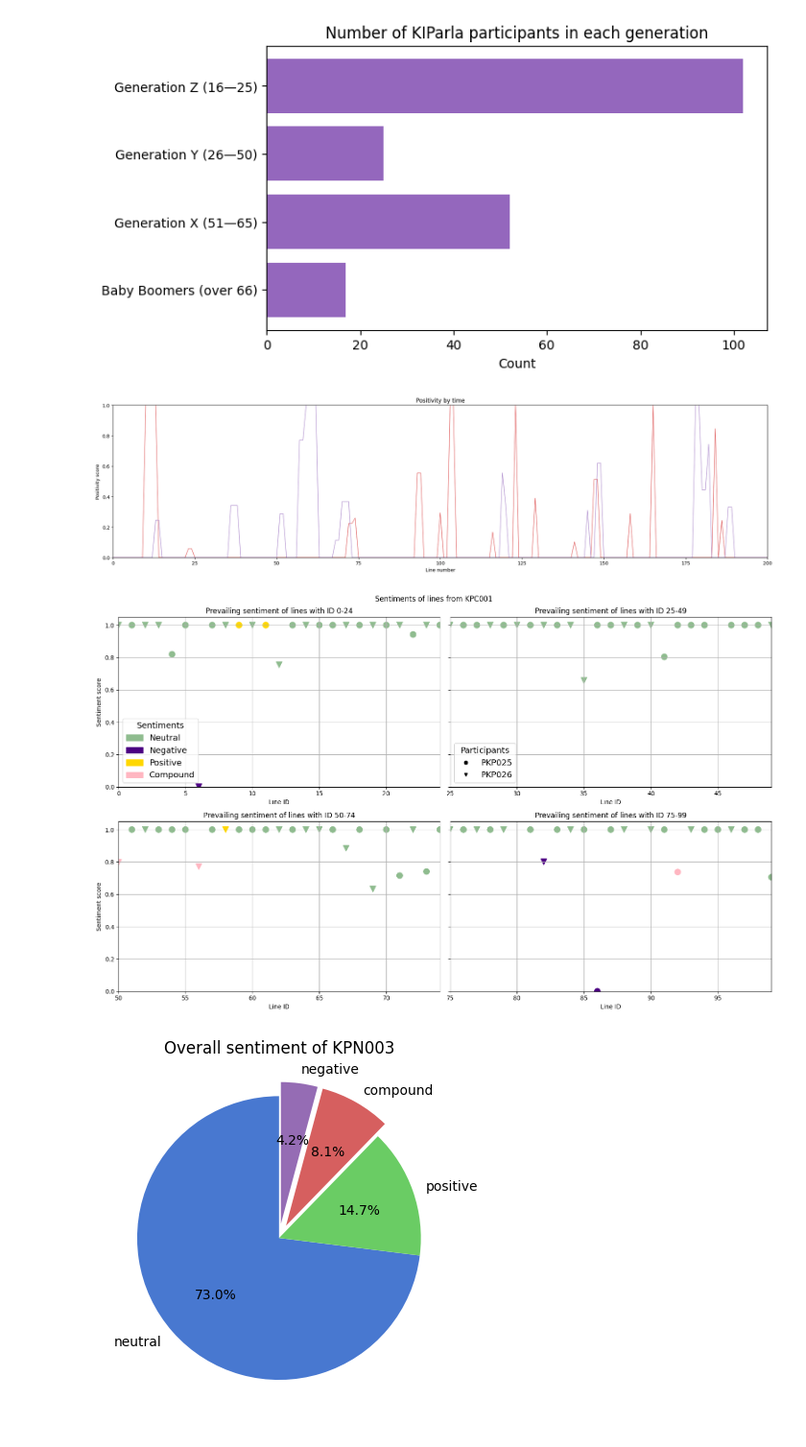
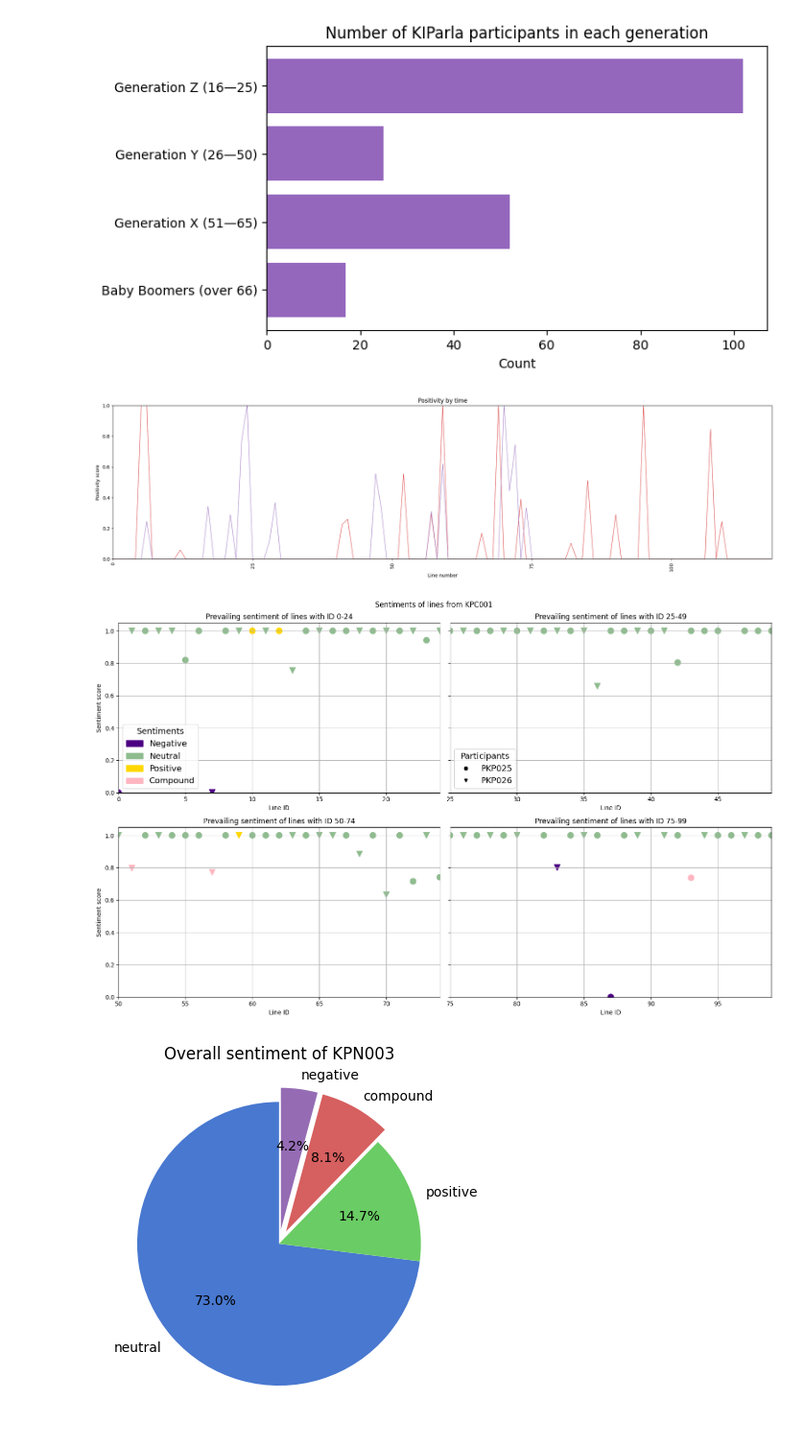
Before and after one commit to nichothenacho64/Generation-Tutti, a Jupyter notebook: notebooks/eda_q1.ipynb, the cells around one changed output. Shown at 96% size. Cells and saved outputs as stored; diff of their text form; code cells hidden in the pictures.

```diff
--- a/notebooks/eda_q1.ipynb
+++ b/notebooks/eda_q1.ipynb
@@ -38,47 +38,50 @@ plt.show()
 # %%
 from collections.abc import Sequence
 
-INTERPOLATE_SENTIMENTS = True
+import numpy as np
+
+INTERPOLATE_SENTIMENTS = False
 N_LINES = 200
-
-plt.figure(figsize=(20, 5))
-plt.margins(x=0, y=0)
-plt.tight_layout()
-
-plt.title("Positivity by time")
-plt.xlabel("Line number")
-plt.ylabel("Positivity score")
-
+XTICKS_EVERY = 25
 
 def interpolate_sentiments(
     line_ids: Sequence[int], sentiments: Sequence[float], last_tu_id: int
 ) -> tuple[list[int], list[float]]:
     revised_sentiments = []
     i = 0
     sentiment = sentiments[i]
     for tu_id in range(last_tu_id + 1):
         if i + 1 < len(line_ids) and tu_id == line_ids[i + 1]:
             i += 1
             sentiment = sentiments[i]
         revised_sentiments.append(sentiment)
     return list(range(last_tu_id + 1)), revised_sentiments
 
+conversation = conversations.conversation("KPC001")
+conversation.load_sentiment_scores(progress_bar=True)
+lines_by_participant = conversation.lines_by_participant(up_to_line=N_LINES)
 
-conversation = conversations.conversation("KPC001")
-conversation.load_sentiment_scores()
-lines_by_participant = conversation.lines_by_participant(up_to_line=N_LINES)
+plt.figure(figsize=(20, 5))
+plt.margins(x=0, y=0)
+plt.tight_layout()
+
+plt.title("Positivity by time")
+plt.xticks(range(0, N_LINES + 1, XTICKS_EVERY), rotation=90)
+plt.xlabel("Line number")
+plt.ylabel("Positivity score")
 
 for i, (participant, lines) in enumerate(lines_by_participant.items(), start=3):
     line_ids, sentiments = zip(
         *((line.tu_id, line.sentiments.positive) for line in lines)
     )
+
     if INTERPOLATE_SENTIMENTS:
         line_ids, sentiments = interpolate_sentiments(line_ids, sentiments, N_LINES)
-    plt.plot(line_ids, sentiments, color=f"C{i}", linewidth=0.75)
+    plt.plot(np.arange(len(sentiments)), sentiments, color=f"C{i}", linewidth=0.75)
 
 plt.show()
 # %% [output]
-[figure, old version]
+[figure, new version]
 # %%
 import math
 
@@ -169,7 +172,7 @@ plt.suptitle(f"Sentiments of lines from {conversation.code}")
 plt.tight_layout()
 plt.show()
 # %% [output]
-[figure, old version]
+[figure, new version]
 # %%
 from collections import Counter
 from collections.abc import Iterable
```
Also changed, not shown: parts of 2 cells of this notebook, 5 other files.
